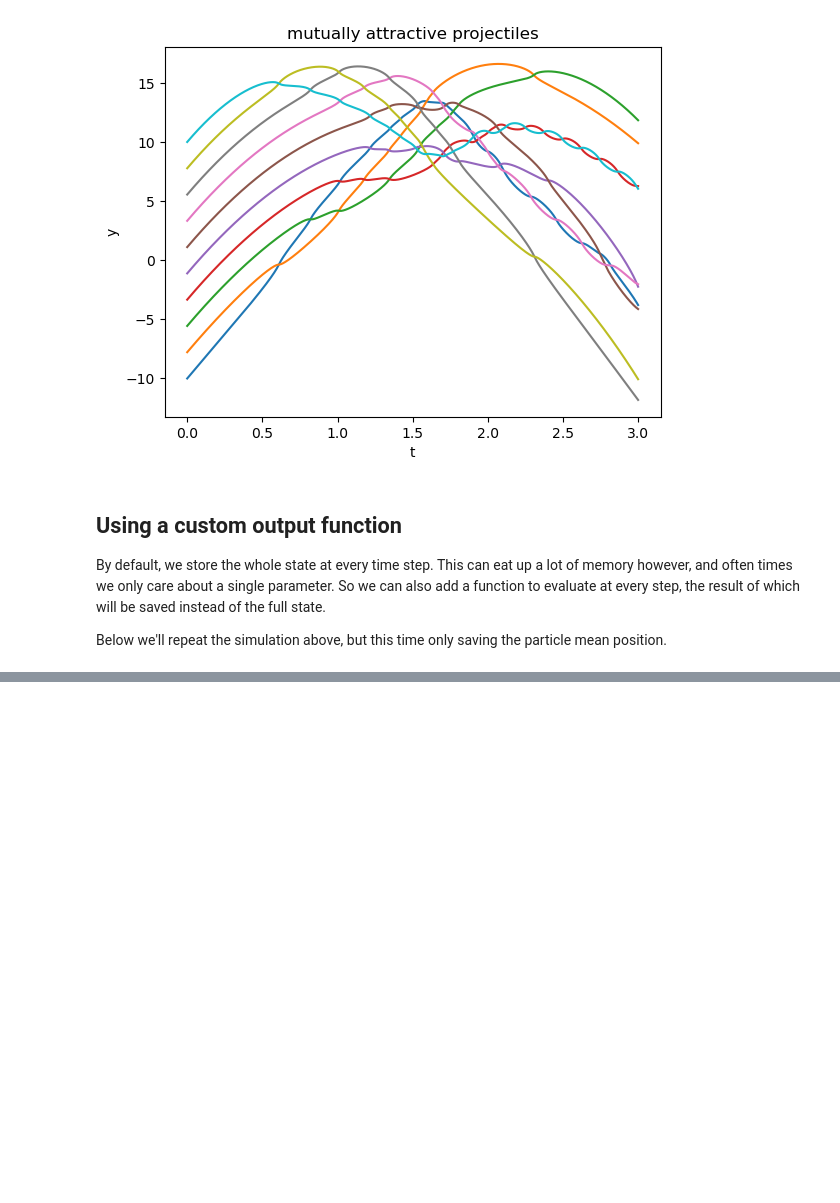
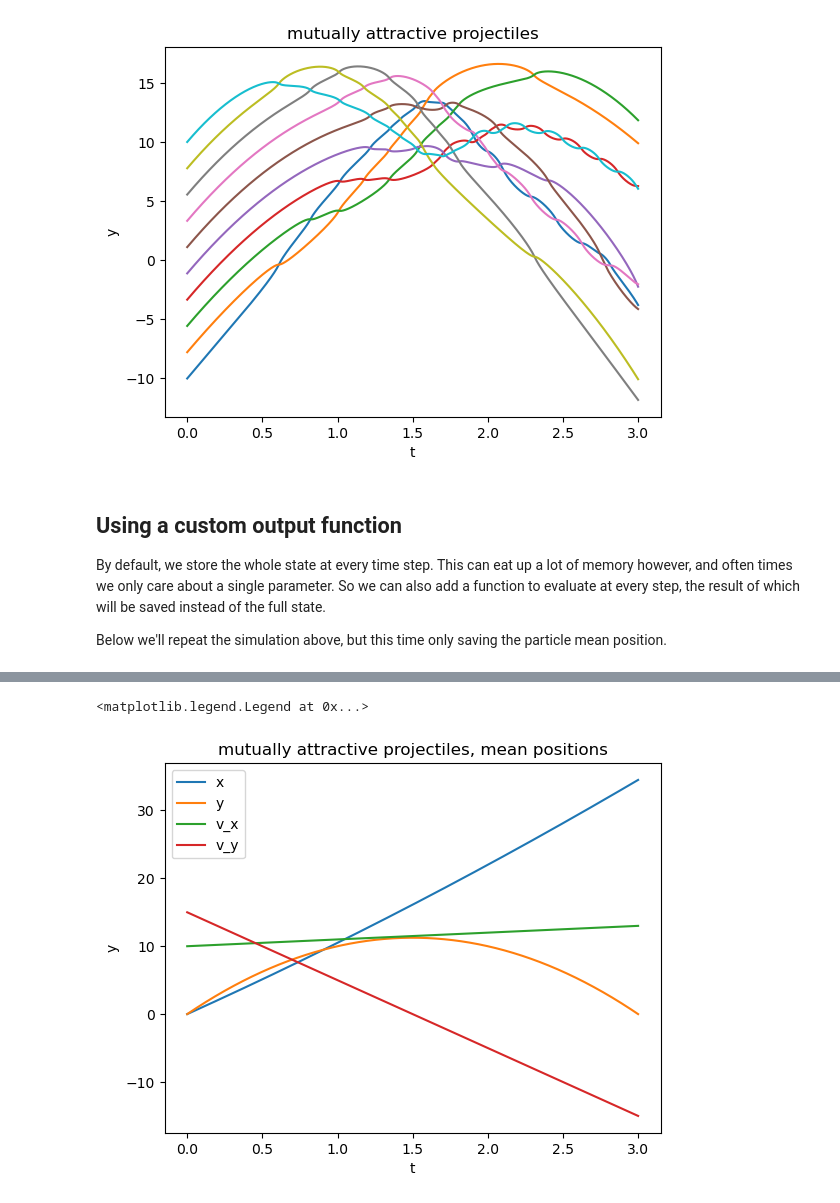
Before and after one commit to morgatron/spylind, a Jupyter notebook: test_examples/IVP_general.ipynb, the cells around one changed output, grey strips where cells are left out. Drawn from its saved outputs; the diff is of its cells as text; code cells hidden in the pictures; blank space fills up the shorter version.

```diff
--- a/test_examples/IVP_general.ipynb
+++ b/test_examples/IVP_general.ipynb
@@ -290,14 +247,14 @@ By default, we store the whole state at every time step. This can eat up a lot o
 
 Below we'll repeat the simulation above, but this time only saving the particle mean position.
 # %%
-def output_mean_state(state):
+def output_mean_state(t, state, *args):
     mean_state = state.mean(axis=1)
     return mean_state
 ode_s.set_outputs(output_mean_state)
 
 
-model = ode_s.setup_model()
-arr =model.integrate(tSteps)
+model = ode_s.setup_model(bForceStateDimensions=True)
+%time arr =model.integrate(tSteps)
 
 plot(tSteps, arr[:,:])
 xlabel('t')
@@ -308,0 +267,2 @@ TypeError: output_mean_state() takes 1 positional argument but 5 were given
+<matplotlib.legend.Legend at 0x...>
+[figure, added]
```
Also changed, not shown: parts of 9 cells of this notebook, 7 other files.
